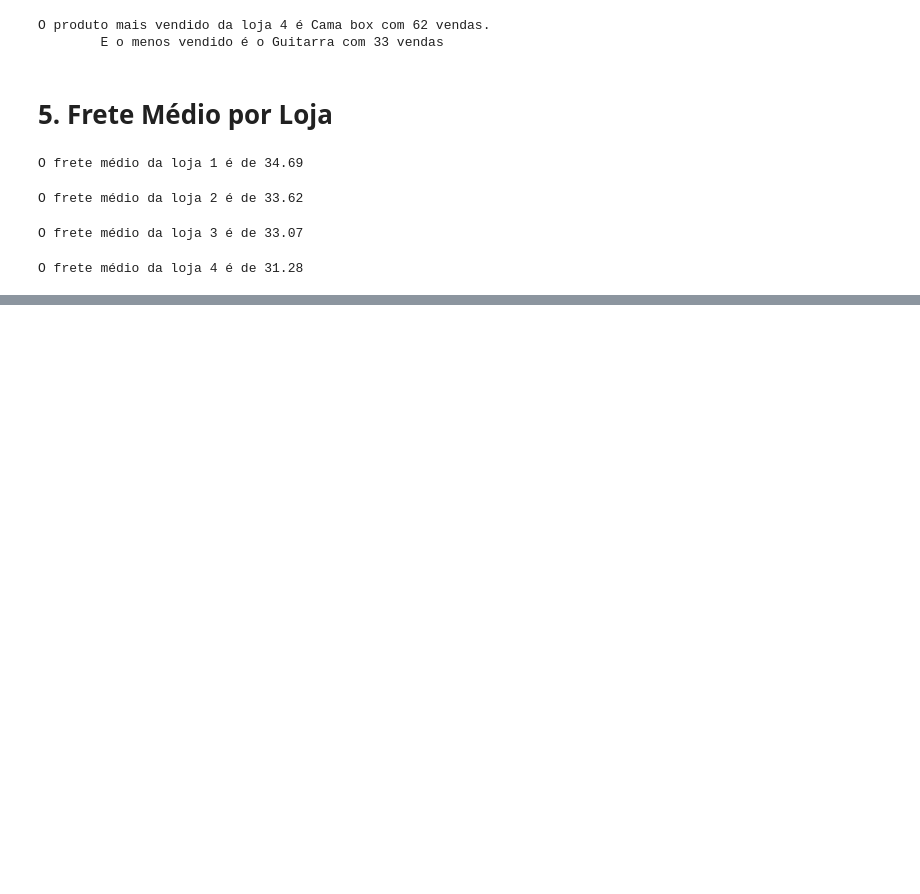
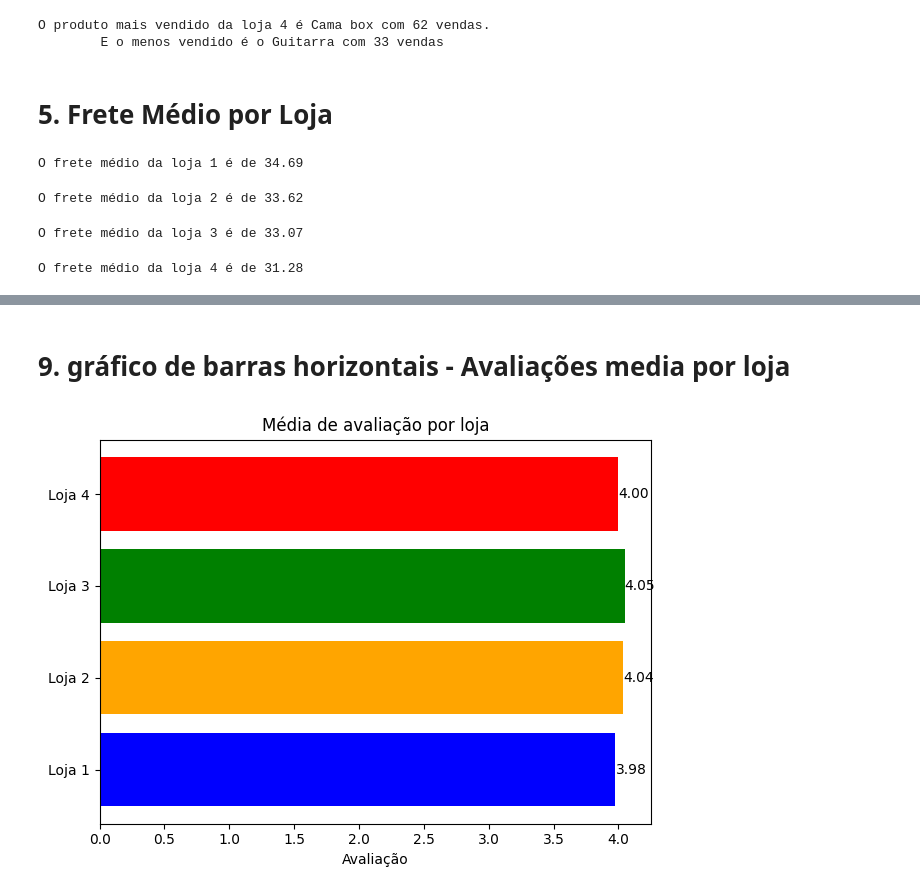
Before and after one commit to FranPomba/challenge1-data-science-main, a Jupyter notebook: AluraStoreBr.ipynb, the cells around one changed output, grey strips where cells are left out. Cells and saved outputs as stored; diff of their text form; code cells hidden in the pictures; blank space fills up the shorter version.

```diff
--- a/AluraStoreBr.ipynb
+++ b/AluraStoreBr.ipynb
@@ -197,0 +272,21 @@ O frete médio da loja 4 é de 31.28
+# %% [markdown]
+# 9. gráfico de barras horizontais - Avaliações media por loja
+# %%
+avaliacoes = {"Loja 1": avaliacao_media_loja1,
+             "Loja 2": avaliacao_media_loja2,
+             "Loja 3": avaliacao_media_loja3,
+             "Loja 4": avaliacao_media_loja4}
+plt.barh(avaliacoes.keys(), avaliacoes.values(), color=["blue", "orange", "green", "red"])
+plt.xlabel("Avaliação")
+plt.title("Média de avaliação por loja")
+for i, (loja, avalicao) in enumerate(avaliacoes.items()):
+    plt.text(
+        avalicao,
+        i,
+        f"{avalicao:.2f}",
+        va="center",
+    )
+plt.tight_layout()
+plt.show()
+# %% [output]
+[figure, added]
```
Also changed, not shown: parts of 11 cells of this notebook.
